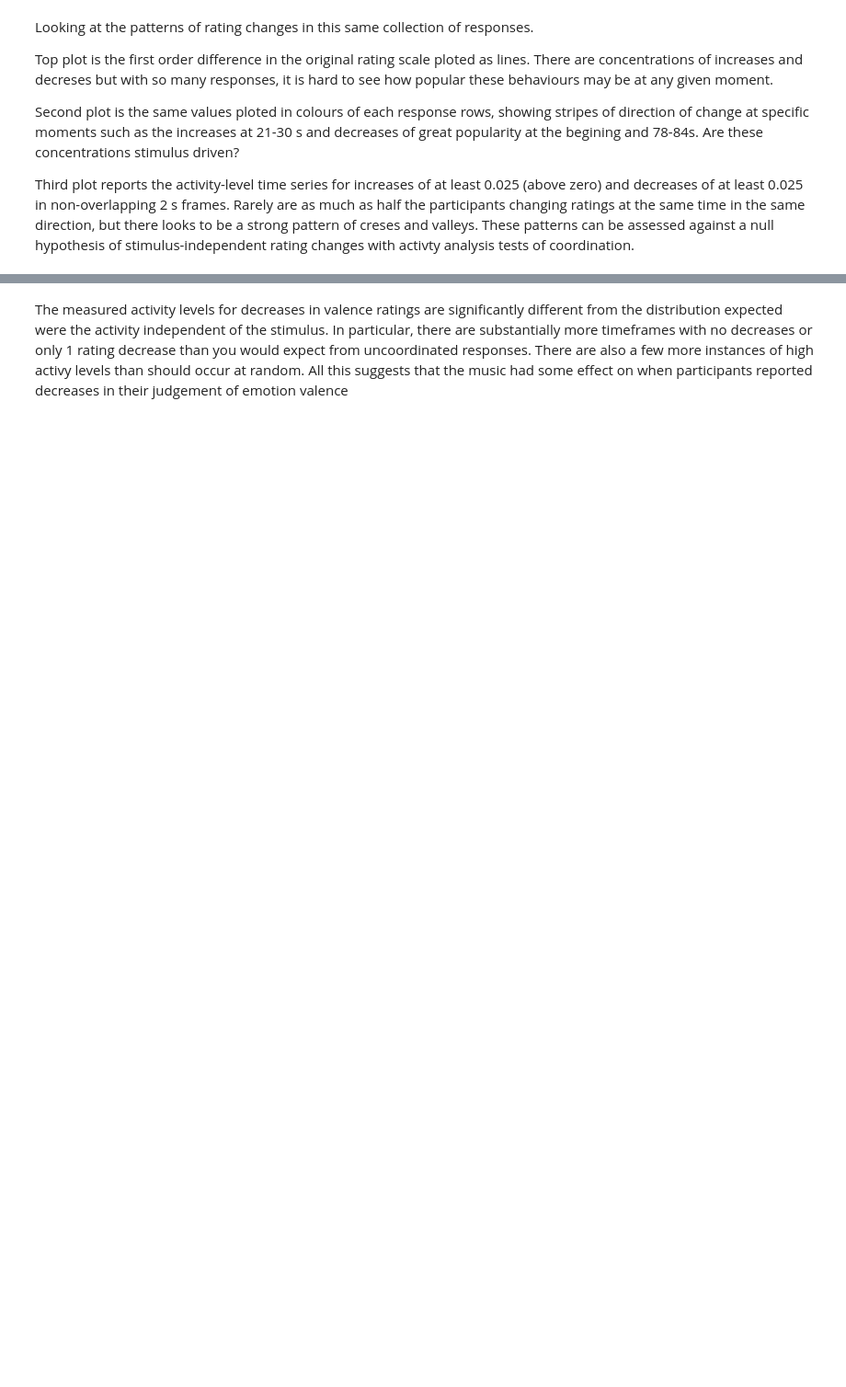
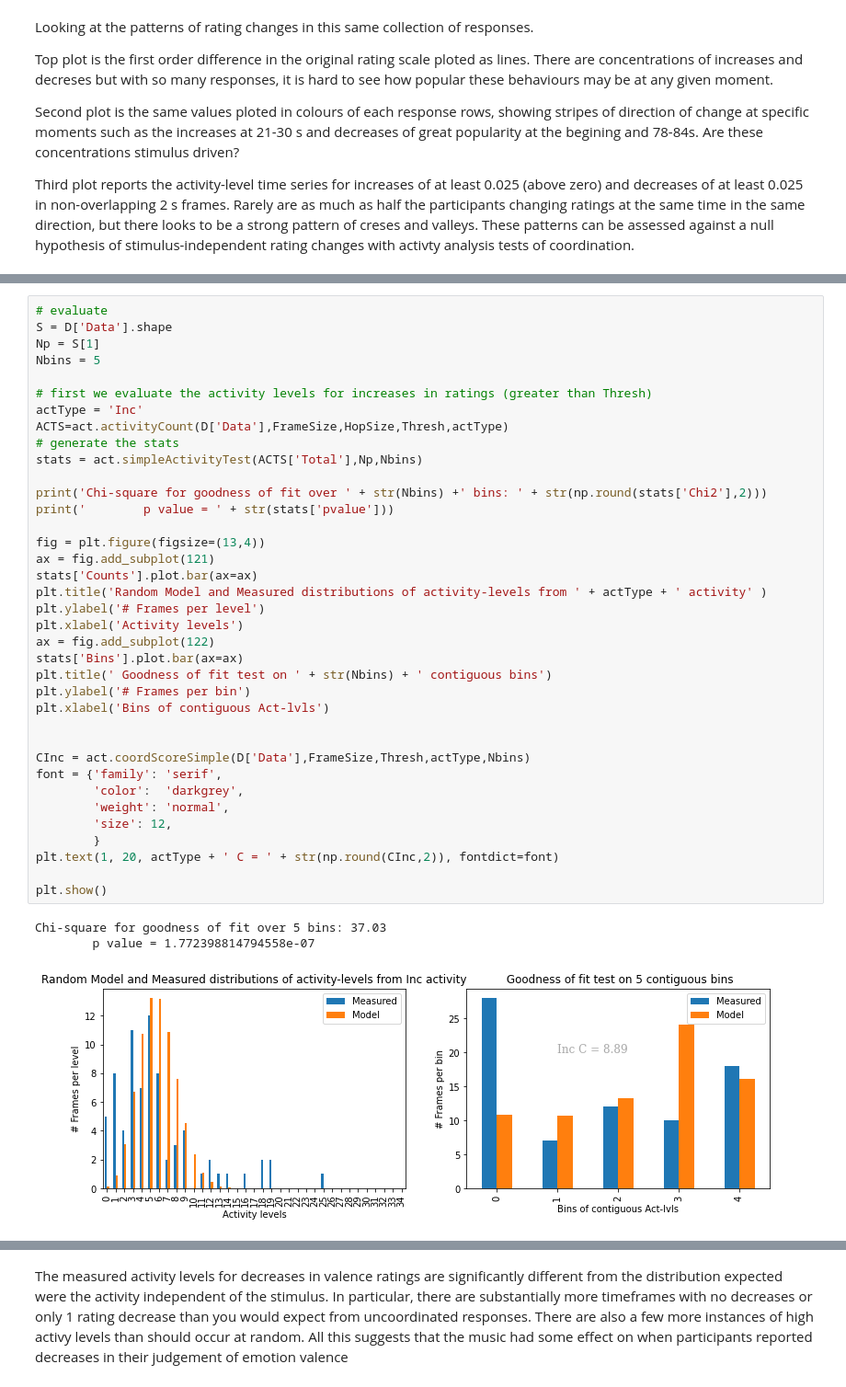
Before and after one commit to finn42/ActivityAnalysis_PythonConversion, a Jupyter notebook: Activity Analysis demo 1.ipynb, the cells around one changed output, grey strips where cells are left out. Shown at 92% size. Saved outputs shown, nothing was run; the diff lists cells and outputs as text; blank space fills up the shorter version.

Commit message:
Demo now uses test library exclusively. Fully annotated

```diff
--- a/Activity Analysis demo 1.ipynb
+++ b/Activity Analysis demo 1.ipynb
@@ -280,0 +199,41 @@ Chi-square for goodness of fit over 5 bins: 37.03
+# %%
+# evaluate
+S = D['Data'].shape
+Np = S[1]
+Nbins = 5
+
+# first we evaluate the activity levels for increases in ratings (greater than Thresh)
+actType = 'Inc'
+ACTS=act.activityCount(D['Data'],FrameSize,HopSize,Thresh,actType)
+# generate the stats
+stats = act.simpleActivityTest(ACTS['Total'],Np,Nbins)
+
+print('Chi-square for goodness of fit over ' + str(Nbins) +' bins: ' + str(np.round(stats['Chi2'],2)))
+print('        p value = ' + str(stats['pvalue']))
+
+fig = plt.figure(figsize=(13,4))
+ax = fig.add_subplot(121)
+stats['Counts'].plot.bar(ax=ax)
+plt.title('Random Model and Measured distributions of activity-levels from ' + actType + ' activity' )
+plt.ylabel('# Frames per level')
+plt.xlabel('Activity levels')
+ax = fig.add_subplot(122)
+stats['Bins'].plot.bar(ax=ax)
+plt.title(' Goodness of fit test on ' + str(Nbins) + ' contiguous bins')
+plt.ylabel('# Frames per bin')
+plt.xlabel('Bins of contiguous Act-lvls')
+
+
+CInc = act.coordScoreSimple(D['Data'],FrameSize,Thresh,actType,Nbins)
+font = {'family': 'serif',
+        'color':  'darkgrey',
+        'weight': 'normal',
+        'size': 12,
+        }
+plt.text(1, 20, actType + ' C = ' + str(np.round(CInc,2)), fontdict=font)
+
+plt.show()
+# %% [output]
+Chi-square for goodness of fit over 5 bins: 37.03
+        p value = 1.772398814794558e-07
+[figure, added]
```
Also changed, not shown: parts of 24 cells of this notebook, 1 other file.
